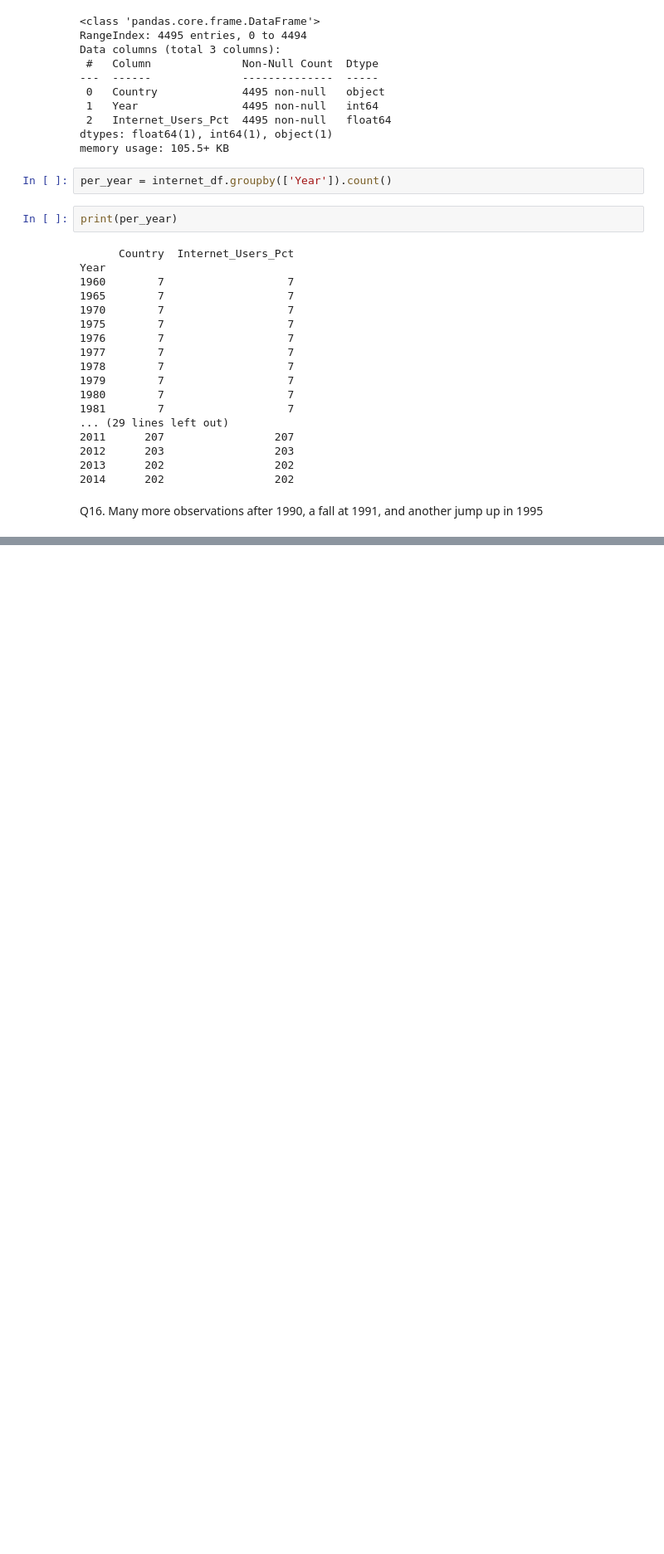
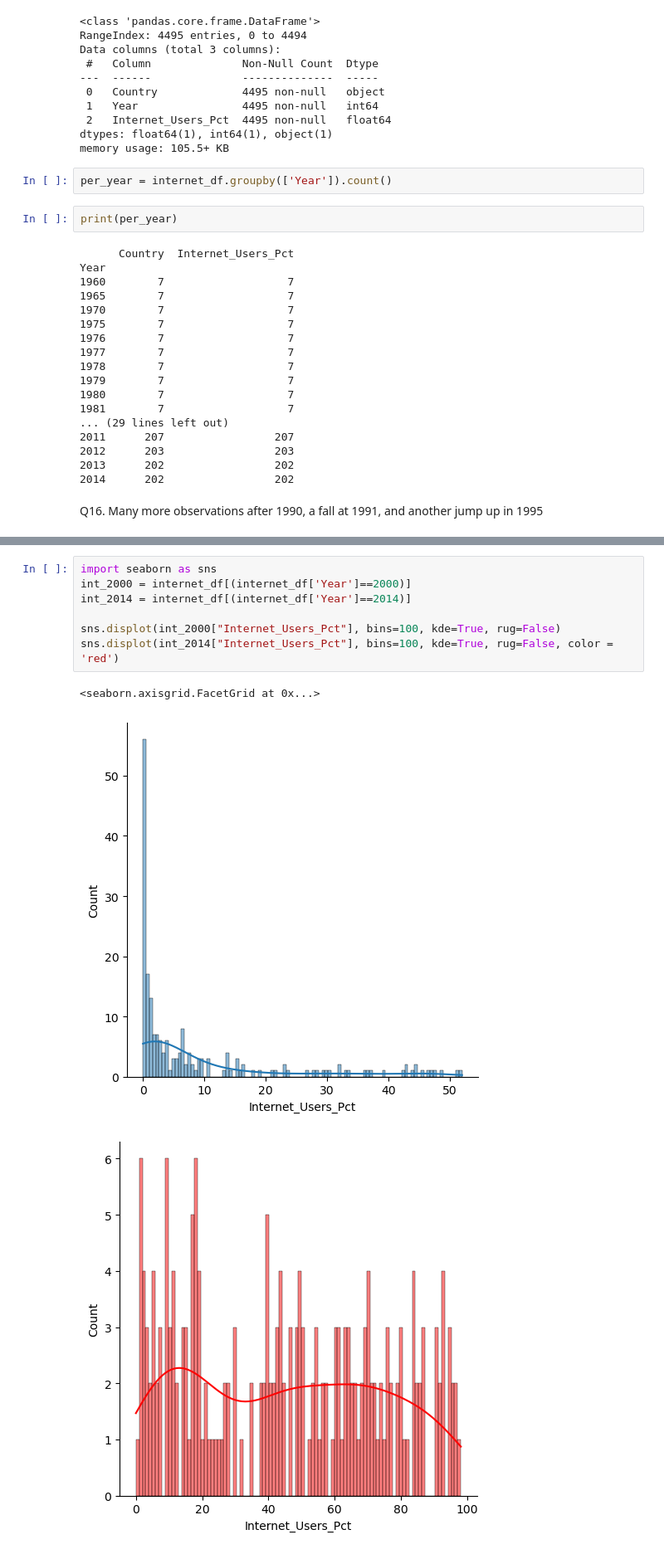
Before and after one commit to NSS-Data-Analytics-Cohort-8/gdp-and-internet-usage-jtbest, a Jupyter notebook: notebooks/un_project.ipynb, the cells around one changed output, grey strips where cells are left out. Shown: that part at 83% size. Cells and saved outputs as stored; diff of their text form; blank space fills up the shorter version.

```diff
--- a/notebooks/un_project.ipynb
+++ b/notebooks/un_project.ipynb
@@ -387,0 +384,11 @@ internet_df.loc[internet_df.groupby(['Year'])['Internet_Users_Pct'].transform('s
+# %%
+import seaborn as sns
+int_2000 = internet_df[(internet_df['Year']==2000)]
+int_2014 = internet_df[(internet_df['Year']==2014)]
+
+sns.displot(int_2000["Internet_Users_Pct"], bins=100, kde=True, rug=False)
+sns.displot(int_2014["Internet_Users_Pct"], bins=100, kde=True, rug=False, color = 'red')
+# %% [output]
+<seaborn.axisgrid.FacetGrid at 0x...>
+[figure, added]
+[figure, added]
```
Also changed, not shown: parts of 15 cells of this notebook.
